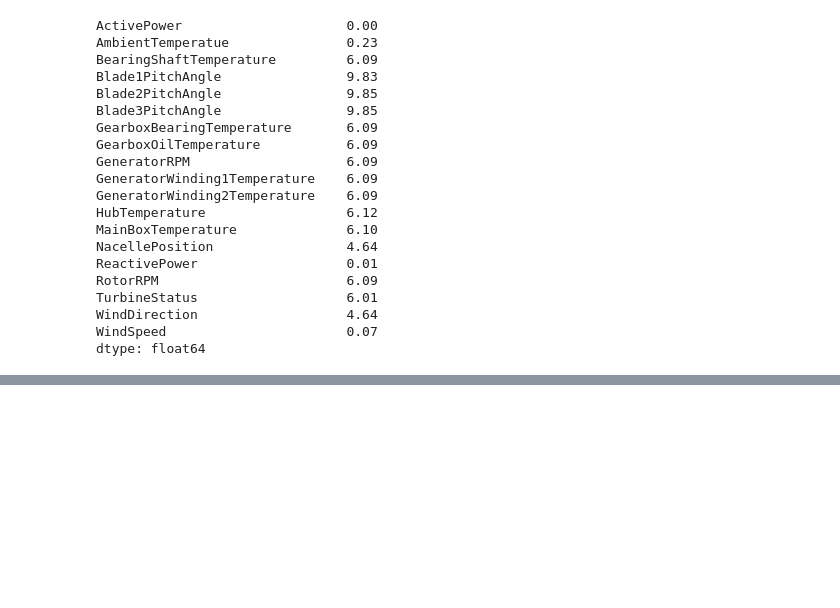
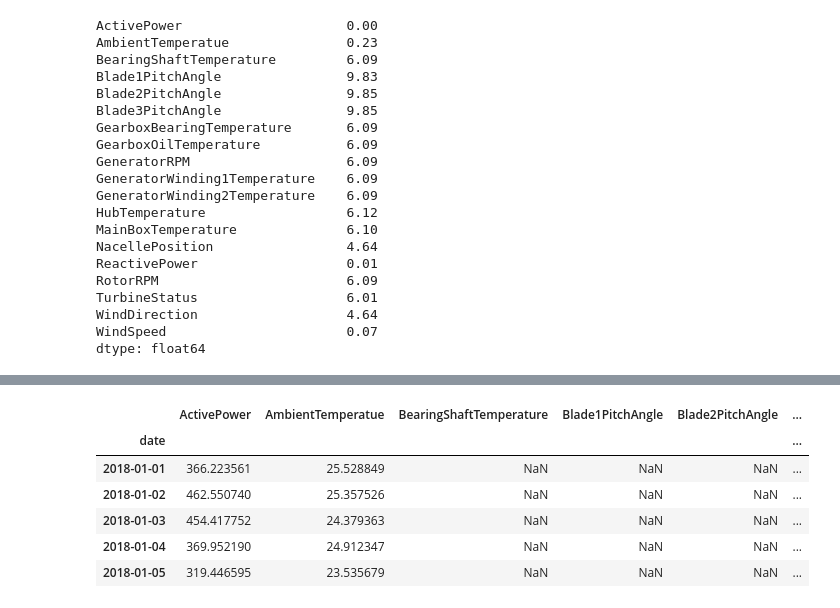
Before and after one commit to amithvardhan99/videos, a Jupyter notebook: Prediction of Renewable Energy Generation/notebook.ipynb, the cells around one changed output, grey strips where cells are left out. Saved outputs shown, nothing was run; the diff lists cells and outputs as text; code cells hidden in the pictures; blank space fills up the shorter version.

```diff
--- a/Prediction of Renewable Energy Generation/notebook.ipynb
+++ b/Prediction of Renewable Energy Generation/notebook.ipynb
@@ -112,0 +125,15 @@ dtype: float64
+# %%
+df_6 = df_5.copy()
+df_6["timestamp"] = pd.to_datetime(df_6["timestamp"])
+df_6["date"] = df_6["timestamp"].dt.date
+df_7 = df_6.drop(columns="timestamp")
+df_8 = df_7.groupby(by="date").mean()
+df_8.head()
+# %% [output]
+|  | ActivePower | AmbientTemperatue | BearingShaftTemperature | Blade1PitchAngle | Blade2PitchAngle | ... |
+| date |  |  |  |  |  | ... |
+| 2018-01-01 | 366.223561 | 25.528849 | NaN | NaN | NaN | ... |
+| 2018-01-02 | 462.550740 | 25.357526 | NaN | NaN | NaN | ... |
+| 2018-01-03 | 454.417752 | 24.379363 | NaN | NaN | NaN | ... |
+| 2018-01-04 | 369.952190 | 24.912347 | NaN | NaN | NaN | ... |
+| 2018-01-05 | 319.446595 | 23.535679 | NaN | NaN | NaN | ... |
```
Also changed, not shown: parts of 4 cells of this notebook.
